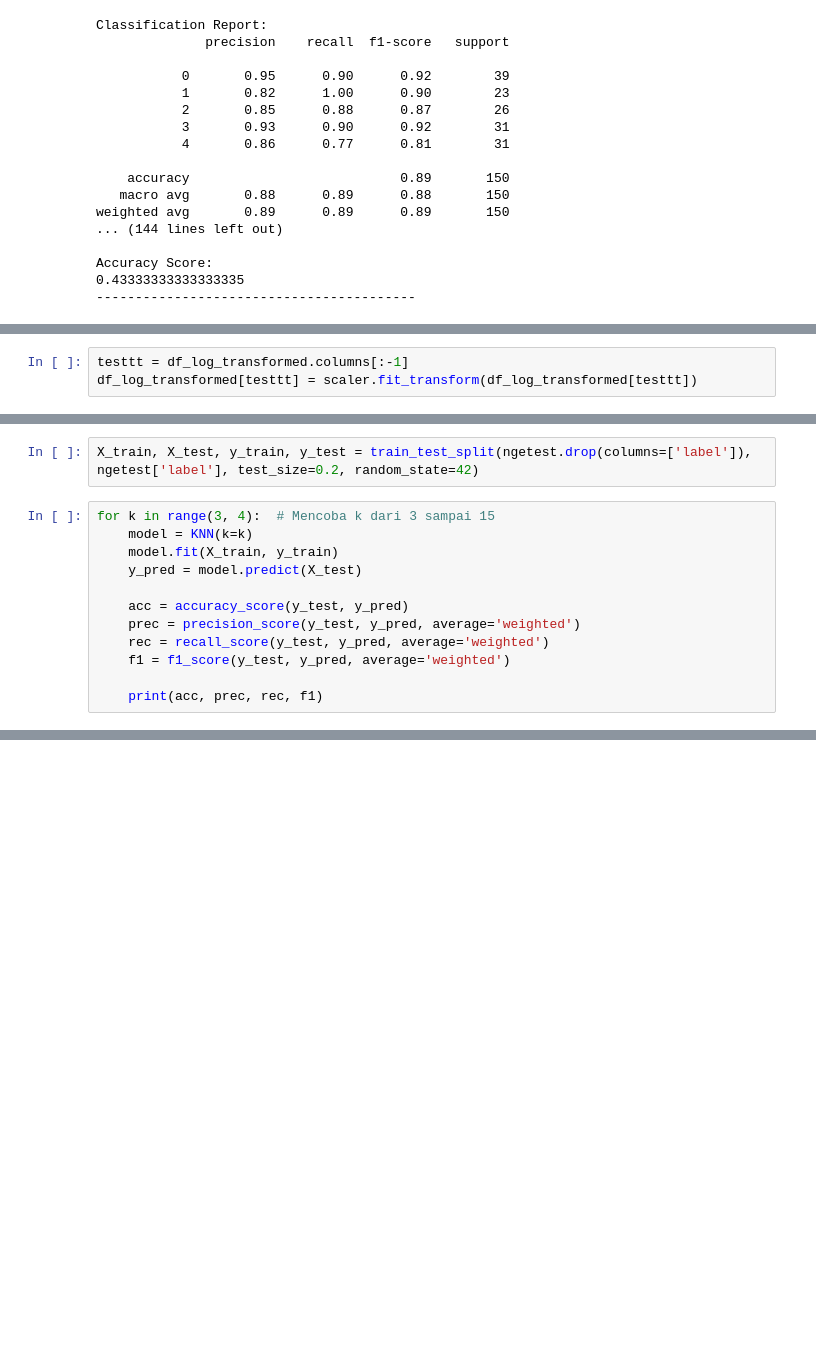
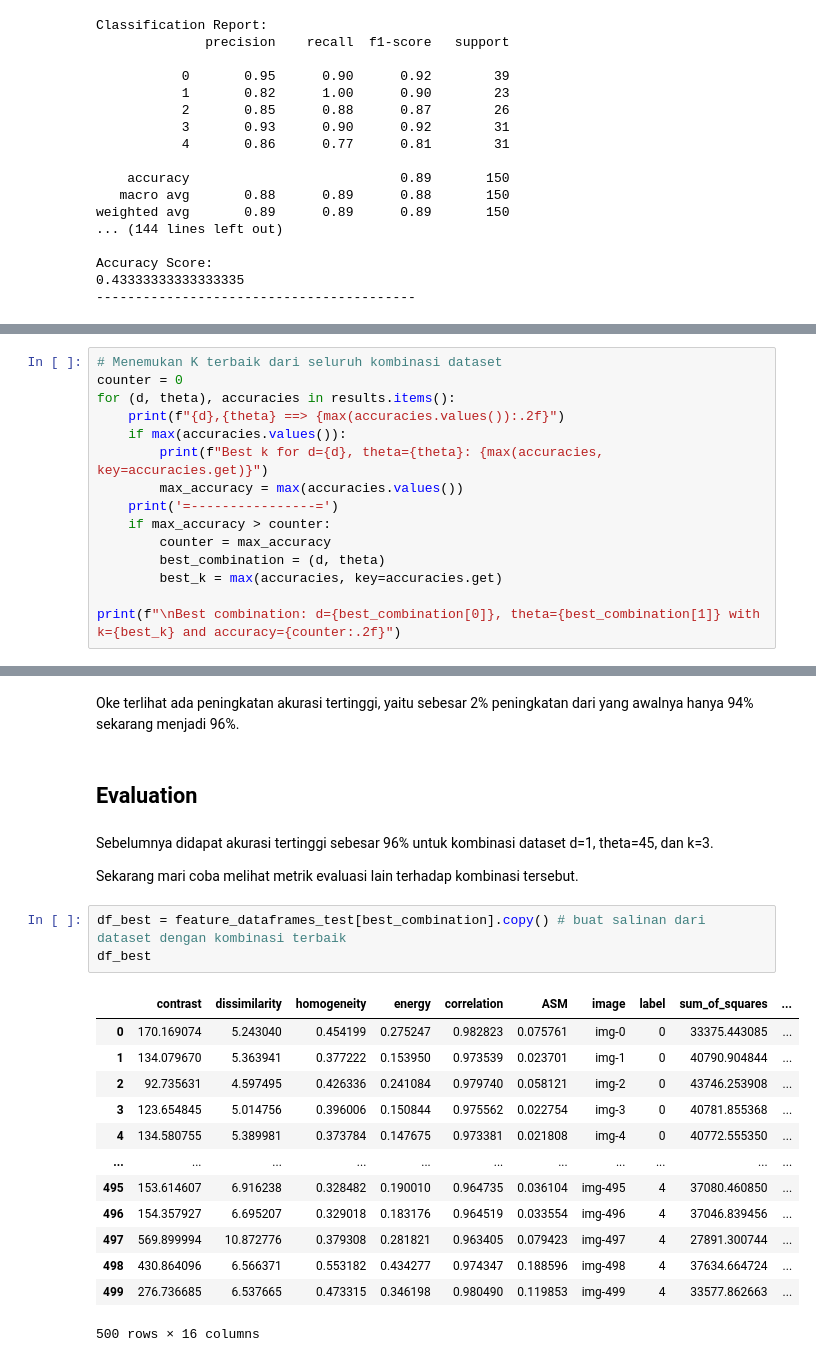
Before and after one commit to Bagusdevaa/Apple-Classfication-using-Harralick-and-KNN, a Jupyter notebook: EDA.ipynb, the cells around one changed output, grey strips where cells are left out. Saved outputs shown, nothing was run; the diff lists cells and outputs as text; blank space fills up the shorter version.

```diff
--- a/EDA.ipynb
+++ b/EDA.ipynb
@@ -759,3 +527,0 @@ plt.show()
-# %%
-testtt = df_log_transformed.columns[:-1]
-df_log_transformed[testtt] = scaler.fit_transform(df_log_transformed[testtt])
@@ -787,14 +527,0 @@ ngetest
-# %%
-X_train, X_test, y_train, y_test = train_test_split(ngetest.drop(columns=['label']), ngetest['label'], test_size=0.2, random_state=42)
-# %%
-for k in range(3, 4):  # Mencoba k dari 3 sampai 15
-    model = KNN(k=k)
-    model.fit(X_train, y_train)
-    y_pred = model.predict(X_test)
-
-    acc = accuracy_score(y_test, y_pred)
-    prec = precision_score(y_test, y_pred, average='weighted')
-    rec = recall_score(y_test, y_pred, average='weighted')
-    f1 = f1_score(y_test, y_pred, average='weighted')
-
-    print(acc, prec, rec, f1)
@@ -802,0 +623,15 @@ for k in range(3, 4):  # Mencoba k dari 3 sampai 15
+# %%
+# Menemukan K terbaik dari seluruh kombinasi dataset
+counter = 0
+for (d, theta), accuracies in results.items():
+    print(f"{d},{theta} ==> {max(accuracies.values()):.2f}")
+    if max(accuracies.values()):
+        print(f"Best k for d={d}, theta={theta}: {max(accuracies, key=accuracies.get)}")
+        max_accuracy = max(accuracies.values())
+    print('=----------------=')
+    if max_accuracy > counter:
+        counter = max_accuracy
+        best_combination = (d, theta)
+        best_k = max(accuracies, key=accuracies.get)
+
+print(f"\nBest combination: d={best_combination[0]}, theta={best_combination[1]} with k={best_k} and accuracy={counter:.2f}")
@@ -802,0 +656,25 @@ for k in range(3, 4):  # Mencoba k dari 3 sampai 15
+# %% [markdown]
+Oke terlihat ada peningkatan akurasi tertinggi, yaitu sebesar 2% peningkatan dari yang awalnya hanya 94% sekarang menjadi 96%.
+# %% [markdown]
+## Evaluation
+# %% [markdown]
+Sebelumnya didapat akurasi tertinggi sebesar 96% untuk kombinasi dataset d=1, theta=45, dan k=3.
+
+Sekarang mari coba melihat metrik evaluasi lain terhadap kombinasi tersebut.
+# %%
+df_best = feature_dataframes_test[best_combination].copy() # buat salinan dari dataset dengan kombinasi terbaik
+df_best
+# %% [output]
+|  | contrast | dissimilarity | homogeneity | energy | correlation | ASM | image | label | sum_of_squares | ... |
+| 0 | 170.169074 | 5.243040 | 0.454199 | 0.275247 | 0.982823 | 0.075761 | img-0 | 0 | 33375.443085 | ... |
+| 1 | 134.079670 | 5.363941 | 0.377222 | 0.153950 | 0.973539 | 0.023701 | img-1 | 0 | 40790.904844 | ... |
+| 2 | 92.735631 | 4.597495 | 0.426336 | 0.241084 | 0.979740 | 0.058121 | img-2 | 0 | 43746.253908 | ... |
+| 3 | 123.654845 | 5.014756 | 0.396006 | 0.150844 | 0.975562 | 0.022754 | img-3 | 0 | 40781.855368 | ... |
+| 4 | 134.580755 | 5.389981 | 0.373784 | 0.147675 | 0.973381 | 0.021808 | img-4 | 0 | 40772.555350 | ... |
+| ... | ... | ... | ... | ... | ... | ... | ... | ... | ... | ... |
+| 495 | 153.614607 | 6.916238 | 0.328482 | 0.190010 | 0.964735 | 0.036104 | img-495 | 4 | 37080.460850 | ... |
+| 496 | 154.357927 | 6.695207 | 0.329018 | 0.183176 | 0.964519 | 0.033554 | img-496 | 4 | 37046.839456 | ... |
+| 497 | 569.899994 | 10.872776 | 0.379308 | 0.281821 | 0.963405 | 0.079423 | img-497 | 4 | 27891.300744 | ... |
+| 498 | 430.864096 | 6.566371 | 0.553182 | 0.434277 | 0.974347 | 0.188596 | img-498 | 4 | 37634.664724 | ... |
+| 499 | 276.736685 | 6.537665 | 0.473315 | 0.346198 | 0.980490 | 0.119853 | img-499 | 4 | 33577.862663 | ... |
+500 rows × 16 columns
```
Also changed, not shown: parts of 57 cells of this notebook.
